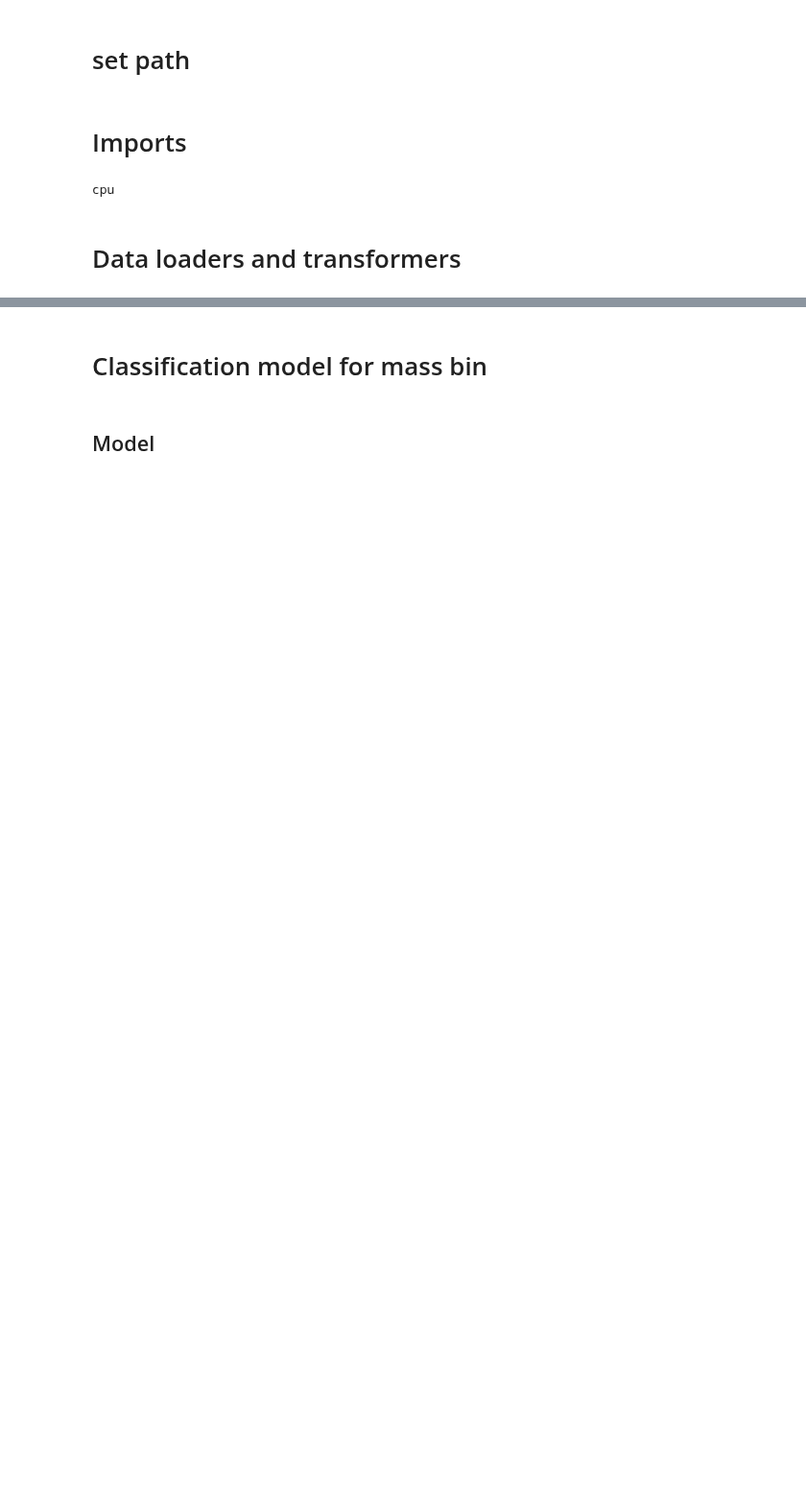
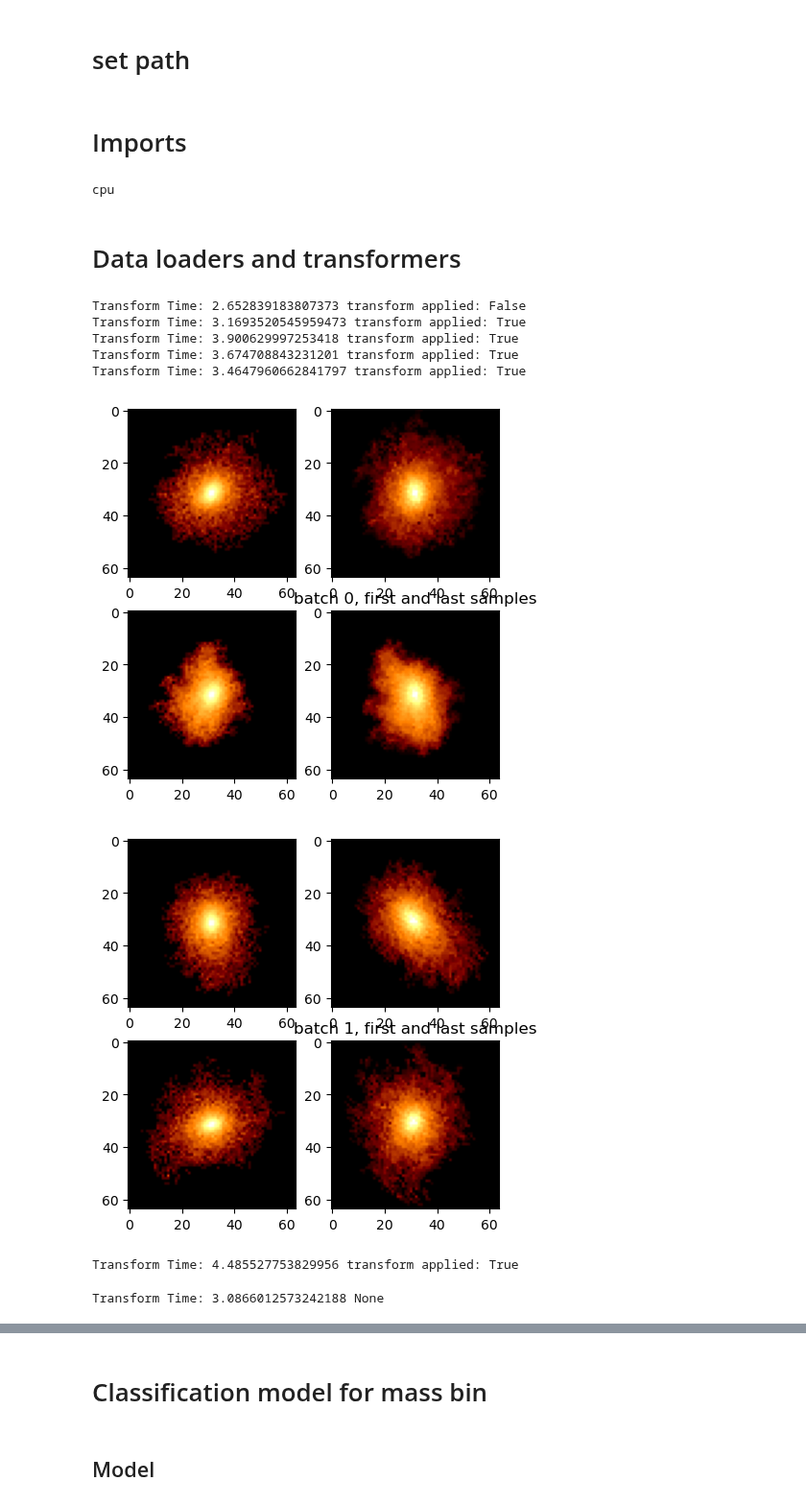
Before and after one commit to SergeiDBykov/self_supervised_halos, a Jupyter notebook: notebooks/1_tng_density_classification_colab.ipynb, the cells around one changed output, grey strips where cells are left out. Shown at 96% size. Drawn from its saved outputs; the diff is of its cells as text; code cells hidden in the pictures; blank space fills up the shorter version.

```diff
--- a/notebooks/1_tng_density_classification_colab.ipynb
+++ b/notebooks/1_tng_density_classification_colab.ipynb
@@ -122,12 +63,11 @@ mass_bins_weights = torch.tensor(mass_bins_weights, dtype=torch.float32)
 class HaloDataset(torch.utils.data.Dataset):
     mass_bins = np.linspace(11, 14.7, 11)  # Define mass_bins globally or pass as argument
 
-    def __init__(self, root_dir, subhalos_df, load_3d=False):
+    def __init__(self, root_dir, subhalos_df):
         self.root_dir = root_dir
         self.subhalos_df = subhalos_df
         self.files = glob(root_dir + '*.npz')
         self.halos_ids = [int(x.split('_')[-1].split('.')[0]) for x in self.files]
-        self.load_3d = load_3d
         self.loaded_data = self.preload_data()
 
     def preload_data(self):
@@ -140,30 +80,35 @@ class HaloDataset(torch.utils.data.Dataset):
                 'map_2d_xy': data['map_2d_xy'],
                 'map_2d_xz': data['map_2d_xz'],
                 'map_2d_yz': data['map_2d_yz'],
-                'map_3d': data['map_3d'],
-                'snap': data['snap'],
-                'mass': data['mass']
             }
         return data_dict
 
     def __len__(self):
         return len(self.halos_ids)
 
+    def select_random_projection(self):
+        return np.random.choice(['xy', 'xz', 'yz'])
+
     def __getitem__(self, idx):
         halo_id = self.halos_ids[idx]
         data = self.loaded_data[halo_id]
 
-        data_xy = np.expand_dims(data['map_2d_xy'], axis=0)
-        data_xz = np.expand_dims(data['map_2d_xz'], axis=0)
-        data_yz = np.expand_dims(data['map_2d_yz'], axis=0)
-        data_3d = data['map_3d']
-        snap = data['snap']
-        snap_mass = data['mass']
+        # Select a random projection
+        selected_projection = self.select_random_projection()
+
+        if selected_projection == 'xy':
+            selected_data = np.expand_dims(data['map_2d_xy'], axis=0)
+        elif selected_projection == 'xz':
+            selected_data = np.expand_dims(data['map_2d_xz'], axis=0)
+        elif selected_projection == 'yz':
+            selected_data = np.expand_dims(data['map_2d_yz'], axis=0)
+
 
         label_mass = self.subhalos_df.loc[halo_id]['logSubhaloMass']
         label_class = np.digitize(label_mass, self.mass_bins) - 1
         label = (label_mass, label_class)
 
-        return (data_3d, (data_xy, data_xz, data_yz), (snap, snap_mass)), label
+        return selected_data, label
 
-#dataset = HaloDataset(root_dir = rootpath, subhalos_df=subhalos_df, load_3d=False)
+#dataset = HaloDataset(root_dir = rootpath, subhalos_df=subhalos_df)
+dataloader = DataLoader(dataset, batch_size=128, shuffle=True)
@@ -169,0 +213,18 @@ class HaloDataset(torch.utils.data.Dataset):
+# %%
+orig, _ = test_transformation(dataloader, None, plot = False)
+test_transformation(dataloader, default_transform, plot=False)
+test_transformation(dataloader, my_transform, plot=False)
+test_transformation(dataloader, new_transform, plot=False);
+test_transformation(dataloader, new_transform_accelerated, plot=False);
+# %% [output]
+Transform Time: 2.652839183807373 transform applied: False
+Transform Time: 3.1693520545959473 transform applied: True
+Transform Time: 3.900629997253418 transform applied: True
+Transform Time: 3.674708843231201 transform applied: True
+Transform Time: 3.4647960662841797 transform applied: True
+# %%
+test_transformation(dataloader, new_transform, plot=True);
+# %% [output]
+[figure, added]
+[figure, added]
+Transform Time: 4.485527753829956 transform applied: True
@@ -169,0 +255,5 @@ class HaloDataset(torch.utils.data.Dataset):
+# %%
+orig, _ = test_transformation(dataloader, None, plot=False)
+transformed_batch = custom_transform(orig)
+# %% [output]
+Transform Time: 3.0866012573242188 None
```
Also changed, not shown: parts of 12 cells of this notebook.
